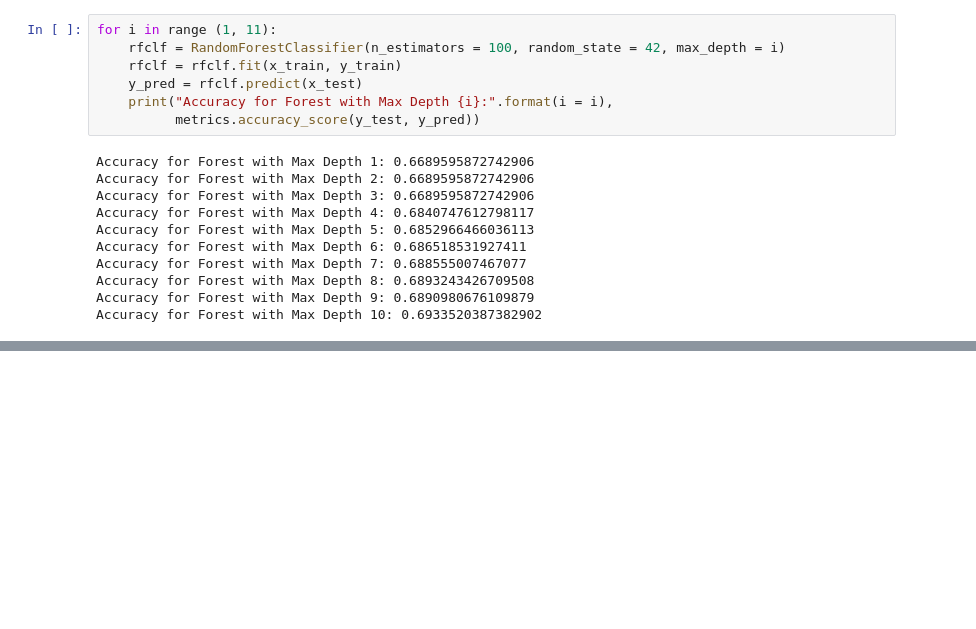
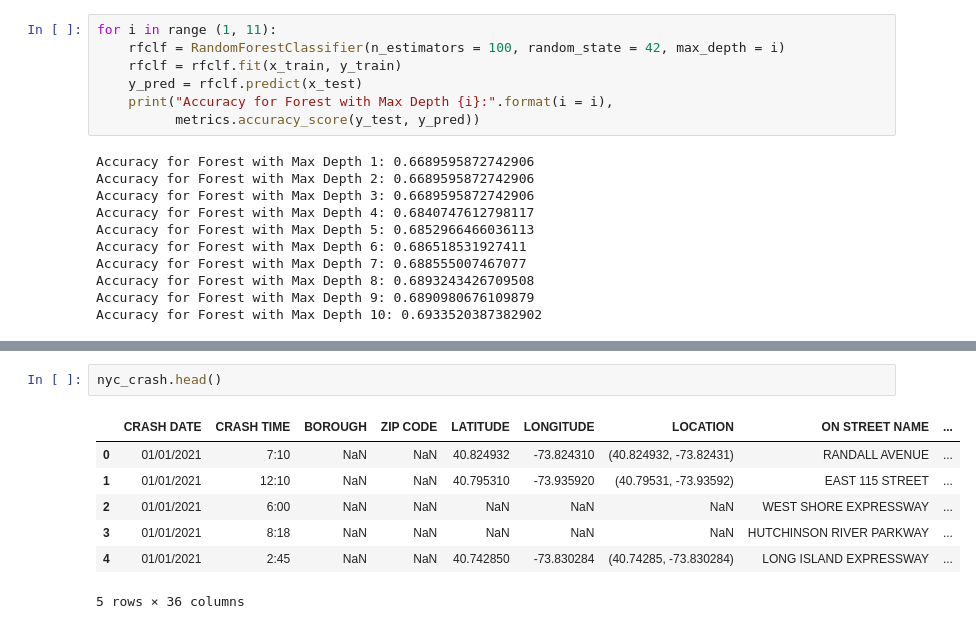
Before and after one commit to statds/nyc-open-data-presentation-nyc_crash_analytics, a Jupyter notebook: code/analysis.ipynb, the cells around one changed output, grey strips where cells are left out. Saved outputs shown, nothing was run; the diff lists cells and outputs as text; blank space fills up the shorter version.

```diff
--- a/code/analysis.ipynb
+++ b/code/analysis.ipynb
@@ -288,0 +326,10 @@ Text(0.5,0,'Relative Importance')
+# %%
+nyc_crash.head()
+# %% [output]
+|  | CRASH DATE | CRASH TIME | BOROUGH | ZIP CODE | LATITUDE | LONGITUDE | LOCATION | ON STREET NAME | ... |
+| 0 | 01/01/2021 | 7:10 | NaN | NaN | 40.824932 | -73.824310 | (40.824932, -73.82431) | RANDALL AVENUE | ... |
+| 1 | 01/01/2021 | 12:10 | NaN | NaN | 40.795310 | -73.935920 | (40.79531, -73.93592) | EAST 115 STREET | ... |
+| 2 | 01/01/2021 | 6:00 | NaN | NaN | NaN | NaN | NaN | WEST SHORE EXPRESSWAY | ... |
+| 3 | 01/01/2021 | 8:18 | NaN | NaN | NaN | NaN | NaN | HUTCHINSON RIVER PARKWAY | ... |
+| 4 | 01/01/2021 | 2:45 | NaN | NaN | 40.742850 | -73.830284 | (40.74285, -73.830284) | LONG ISLAND EXPRESSWAY | ... |
+5 rows × 36 columns
```
Also changed, not shown: parts of 7 cells of this notebook.
